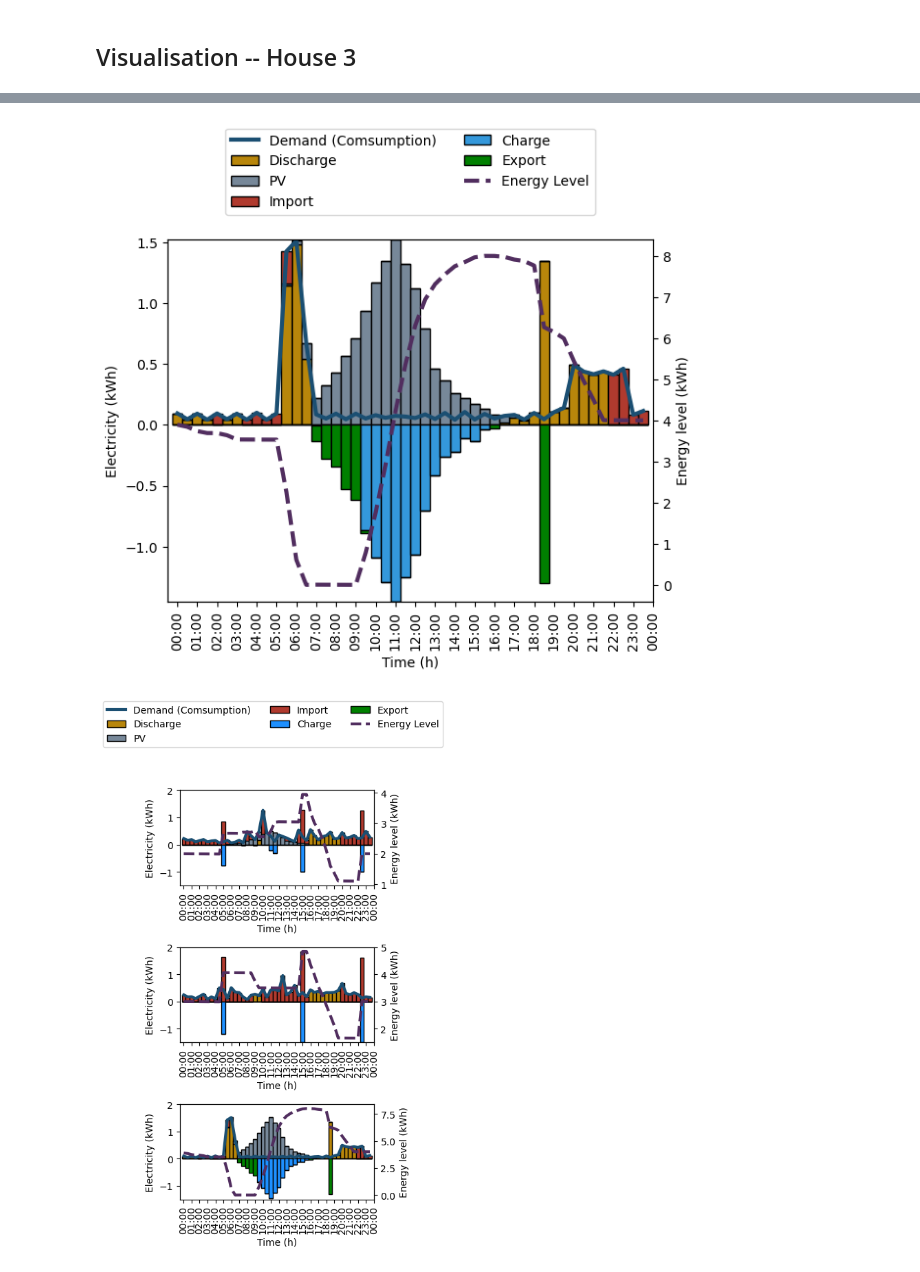
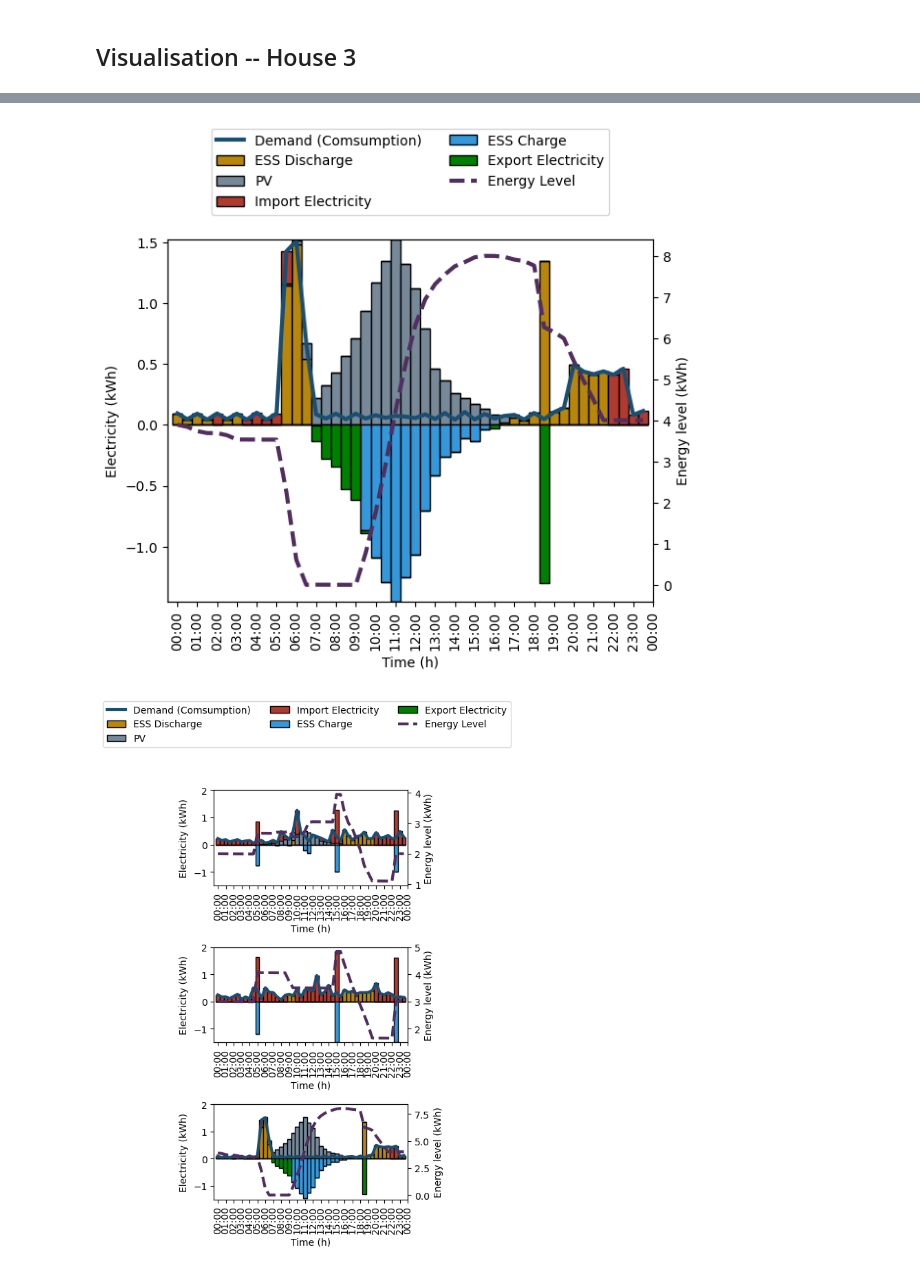
Before and after one commit to Qiuyi-Hong/Task, a Jupyter notebook: analysisScenario1.ipynb, the cells around one changed output, grey strips where cells are left out. Saved outputs shown, nothing was run; the diff lists cells and outputs as text; code cells hidden in the pictures.

```diff
--- a/analysisScenario1.ipynb
+++ b/analysisScenario1.ipynb
@@ -302,15 +302,15 @@ bar_width = (time_range[1] - time_range[0]).total_seconds() / (24*60*60)  # Conv
 
 ax1.plot(time_range, np.array(d_h3)*delta_t, label="Demand (Comsumption)", color="#1B4F72", linestyle=lineStyle[0], linewidth=3)
 
-ax1.bar(time_range, np.array(p_d_h3)*delta_t, width=bar_width, label="Discharge", color="#B8860B", edgecolor="black")
+ax1.bar(time_range, np.array(p_d_h3)*delta_t, width=bar_width, label="ESS Discharge", color="#B8860B", edgecolor="black")
 
 ax1.bar(time_range, np.array(q_pv_h3)*delta_t, bottom=np.array(p_d_h3)*delta_t, width=bar_width, label="PV", color="#778899", edgecolor="black")
 
-ax1.bar(time_range, np.array(q_import_h3), bottom=np.array(q_pv_h3)*delta_t + np.array(p_d_h3)*delta_t, width=bar_width, align='center', label="Import", color="#B03A2E", edgecolor="black")
+ax1.bar(time_range, np.array(q_import_h3), bottom=np.array(q_pv_h3)*delta_t + np.array(p_d_h3)*delta_t, width=bar_width, align='center', label="Import Electricity", color="#B03A2E", edgecolor="black")
 
-ax1.bar(time_range, np.negative(p_c_h3)*delta_t, width=bar_width, label="Charge", color="#3498DB", edgecolor="black")
+ax1.bar(time_range, np.negative(p_c_h3)*delta_t, width=bar_width, label="ESS Charge", color="#3498DB", edgecolor="black")
 
-ax1.bar(time_range, np.negative(q_export_h3), bottom=np.negative(p_c_h3)*delta_t, width=bar_width, label="Export", color="#008000", edgecolor="black")
+ax1.bar(time_range, np.negative(q_export_h3), bottom=np.negative(p_c_h3)*delta_t, width=bar_width, label="Export Electricity", color="#008000", edgecolor="black")
 
 # Formatting the x-axis to display time in HH:MM format
 ax1.xaxis.set_major_formatter(mdates.DateFormatter('%H:%M'))
@@ -346,7 +346,7 @@ ax1.legend(all_handles, all_labels, loc='lower center', bbox_to_anchor=(0.5, 1.0
 plt.savefig("house3.pdf", bbox_inches='tight')
 plt.show()
 # %% [output]
-[figure, old version]
+[figure, new version]
 # %%
 # Combine three figures together:
 # fig, axs = plt.subplots(1, 3, figsize=(18, 6), sharey=True)  # 1 row, 3 columns, sharing y axis
@@ -364,15 +364,15 @@ bar_width = (time_range[1] - time_range[0]).total_seconds() / (24*60*60)  # Conv
 
 axs[0].plot(time_range, np.array(d_h1)*delta_t, label="Demand (Comsumption)", color="#1B4F72", linestyle=lineStyle[0], linewidth=3)
 
-axs[0].bar(time_range, np.array(p_d_h1)*delta_t, width=bar_width, label="Discharge", color="#B8860B", edgecolor="black")
+axs[0].bar(time_range, np.array(p_d_h1)*delta_t, width=bar_width, label="ESS Discharge", color="#B8860B", edgecolor="black")
 
 axs[0].bar(time_range, np.array(q_pv_h1)*delta_t, bottom=np.array(p_d_h1)*delta_t, width=bar_width, label="PV", color="#778899", edgecolor="black")
 
-axs[0].bar(time_range, np.array(q_import_h1), bottom=np.array(q_pv_h1)*delta_t + np.array(p_d_h1)*delta_t, width=bar_width, align='center', label="Import", color="#B03A2E", edgecolor="black")
+axs[0].bar(time_range, np.array(q_import_h1), bottom=np.array(q_pv_h1)*delta_t + np.array(p_d_h1)*delta_t, width=bar_width, align='center', label="Import Electricity", color="#B03A2E", edgecolor="black")
 
-axs[0].bar(time_range, np.negative(p_c_h1)*delta_t, width=bar_width, label="Charge", color="#3498DB", edgecolor="black")
+axs[0].bar(time_range, np.negative(p_c_h1)*delta_t, width=bar_width, label="ESS Charge", color="#3498DB", edgecolor="black")
 
-axs[0].bar(time_range, np.negative(q_export_h1), bottom=np.negative(p_c_h1)*delta_t, width=bar_width, label="Export", color="#008000", edgecolor="black")
+axs[0].bar(time_range, np.negative(q_export_h1), bottom=np.negative(p_c_h1)*delta_t, width=bar_width, label="Export Electricity", color="#008000", edgecolor="black")
 
 # Formatting the x-axis to display time in HH:MM format
 axs[0].xaxis.set_major_formatter(mdates.DateFormatter('%H:%M'))
@@ -397,15 +397,15 @@ axs1.set_ylabel("Energy level (kWh)")
 ####################### Plotting for house 2 #######################
 axs[1].plot(time_range, np.array(d_h2)*delta_t, label="Demand (Comsumption)", color="#1B4F72", linestyle=lineStyle[0], linewidth=3)
 
-axs[1].bar(time_range, np.array(p_d_h2)*delta_t, width=bar_width, label="Discharge", color="#B8860B", edgecolor="black")
+axs[1].bar(time_range, np.array(p_d_h2)*delta_t, width=bar_width, label="ESS Discharge", color="#B8860B", edgecolor="black")
 
 axs[1].bar(time_range, np.array(q_pv_h2)*delta_t, bottom=np.array(p_d_h2)*delta_t, width=bar_width, label="PV", color="#778899", edgecolor="black")
 
-axs[1].bar(time_range, np.array(q_import_h2), bottom=np.array(q_pv_h2)*delta_t + np.array(p_d_h2)*delta_t, width=bar_width, align='center', label="Import", color="#B03A2E", edgecolor="black")
+axs[1].bar(time_range, np.array(q_import_h2), bottom=np.array(q_pv_h2)*delta_t + np.array(p_d_h2)*delta_t, width=bar_width, align='center', label="Import Electricity", color="#B03A2E", edgecolor="black")
 
-axs[1].bar(time_range, np.negative(p_c_h2)*delta_t, width=bar_width, label="Charge", color="#3498DB", edgecolor="black")
+axs[1].bar(time_range, np.negative(p_c_h2)*delta_t, width=bar_width, label="ESS Charge", color="#3498DB", edgecolor="black")
 
-axs[1].bar(time_range, np.negative(q_export_h2), bottom=np.negative(p_c_h2)*delta_t, width=bar_width, label="Export", color="#008000", edgecolor="black")
+axs[1].bar(time_range, np.negative(q_export_h2), bottom=np.negative(p_c_h2)*delta_t, width=bar_width, label="Export Electricity", color="#008000", edgecolor="black")
 
 # Formatting the x-axis to display time in HH:MM format
 axs[1].xaxis.set_major_formatter(mdates.DateFormatter('%H:%M'))
@@ -430,15 +430,15 @@ axs2.set_ylabel("Energy level (kWh)")
 ####################### Plotting for house 3 #######################
 axs[2].plot(time_range, np.array(d_h3)*delta_t, label="Demand (Comsumption)", color="#1B4F72", linestyle=lineStyle[0], linewidth=3)
 
-axs[2].bar(time_range, np.array(p_d_h3)*delta_t, width=bar_width, label="Discharge", color="#B8860B", edgecolor="black")
+axs[2].bar(time_range, np.array(p_d_h3)*delta_t, width=bar_width, label="ESS Discharge", color="#B8860B", edgecolor="black")
 
 axs[2].bar(time_range, np.array(q_pv_h3)*delta_t, bottom=np.array(p_d_h3)*delta_t, width=bar_width, label="PV", color="#778899", edgecolor="black")
 
-axs[2].bar(time_range, np.array(q_import_h3), bottom=np.array(q_pv_h3)*delta_t + np.array(p_d_h3)*delta_t, width=bar_width, align='center', label="Import", color="#B03A2E", edgecolor="black")
+axs[2].bar(time_range, np.array(q_import_h3), bottom=np.array(q_pv_h3)*delta_t + np.array(p_d_h3)*delta_t, width=bar_width, align='center', label="Import Electricity", color="#B03A2E", edgecolor="black")
 
-axs[2].bar(time_range, np.negative(p_c_h3)*delta_t, width=bar_width, label="Charge", color="#3498DB", edgecolor="black")
+axs[2].bar(time_range, np.negative(p_c_h3)*delta_t, width=bar_width, label="ESS Charge", color="#3498DB", edgecolor="black")
 
-axs[2].bar(time_range, np.negative(q_export_h3), bottom=np.negative(p_c_h3)*delta_t, width=bar_width, label="Export", color="#008000", edgecolor="black")
+axs[2].bar(time_range, np.negative(q_export_h3), bottom=np.negative(p_c_h3)*delta_t, width=bar_width, label="Export Electricity", color="#008000", edgecolor="black")
 
 # Formatting the x-axis to display time in HH:MM format
 axs[2].xaxis.set_major_formatter(mdates.DateFormatter('%H:%M'))
@@ -448,31 +448,31 @@ axs[2].set_xlim(start_time - timedelta(minutes=30), end_time)
 
 # Setting x-axis ticks to be every half hour
 axs[2].xaxis.set_major_locator(mdates.MinuteLocator(byminute=[0, 60], interval=1))
 
 # plt.xticks(rotation=90)  # Rotate labels to avoid overlap
 axs[2].tick_params(axis='x', rotation=90)
 
 axs[2].set_xlabel("Time (h)")
 axs[2].set_ylabel("Electricity (kWh)")
 
 # Second y-axis
 axs3 = axs[2].twinx()
 axs3.plot(time_range, np.array(E_h3), label="Energy Level", color="#512E5F", linestyle=lineStyle[2], linewidth=3)
 axs3.set_ylabel("Energy level (kWh)")
 
 # Collect handles and labels for both axes
 handles1, labels1 = axs[0].get_legend_handles_labels()
 handles2, labels2 = axs1.get_legend_handles_labels()
 
 # Combine handles and labels
 all_handles = handles1 + handles2
 all_labels = labels1 + labels2
 
 # Create a single legend
 fig.legend(all_handles, all_labels, loc='lower center', bbox_to_anchor=(0.5, 1.05), ncol=3)
 
 plt.tight_layout()
 plt.savefig("combined_houses.pdf", bbox_inches='tight')
 plt.show()
 # %% [output]
-[figure, old version]
+[figure, new version]
```
Also changed, not shown: parts of 8 cells of this notebook, 12 other files.
